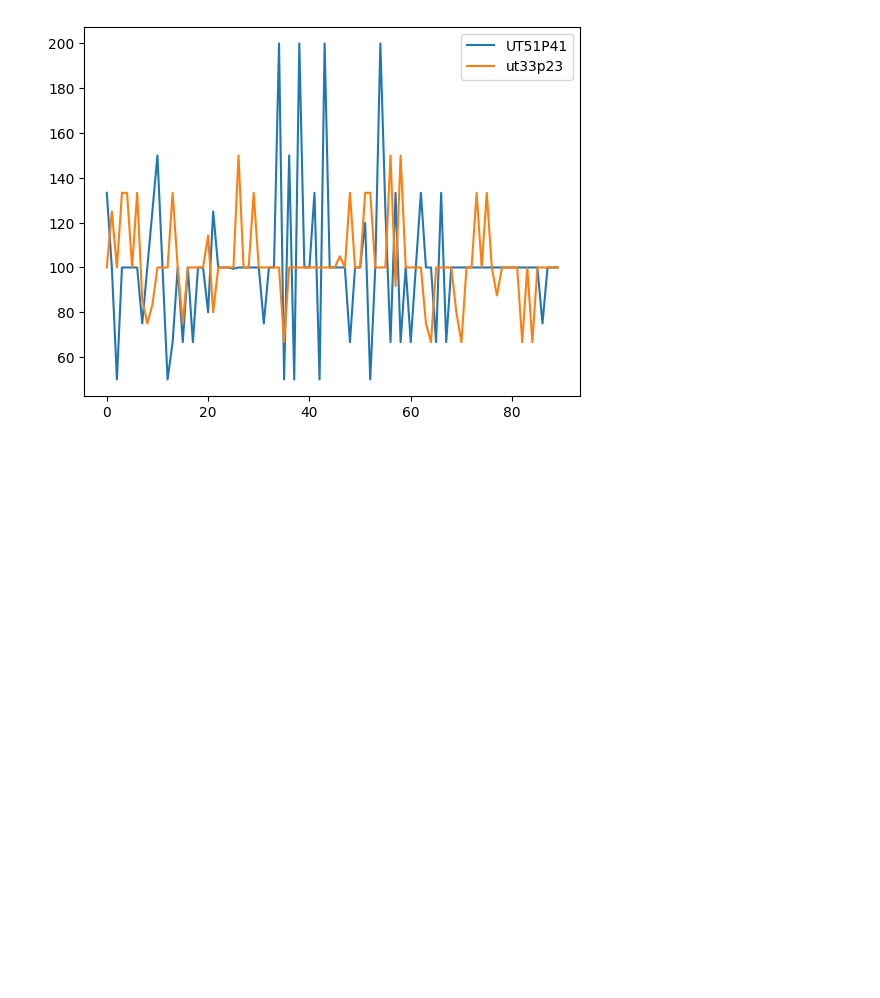
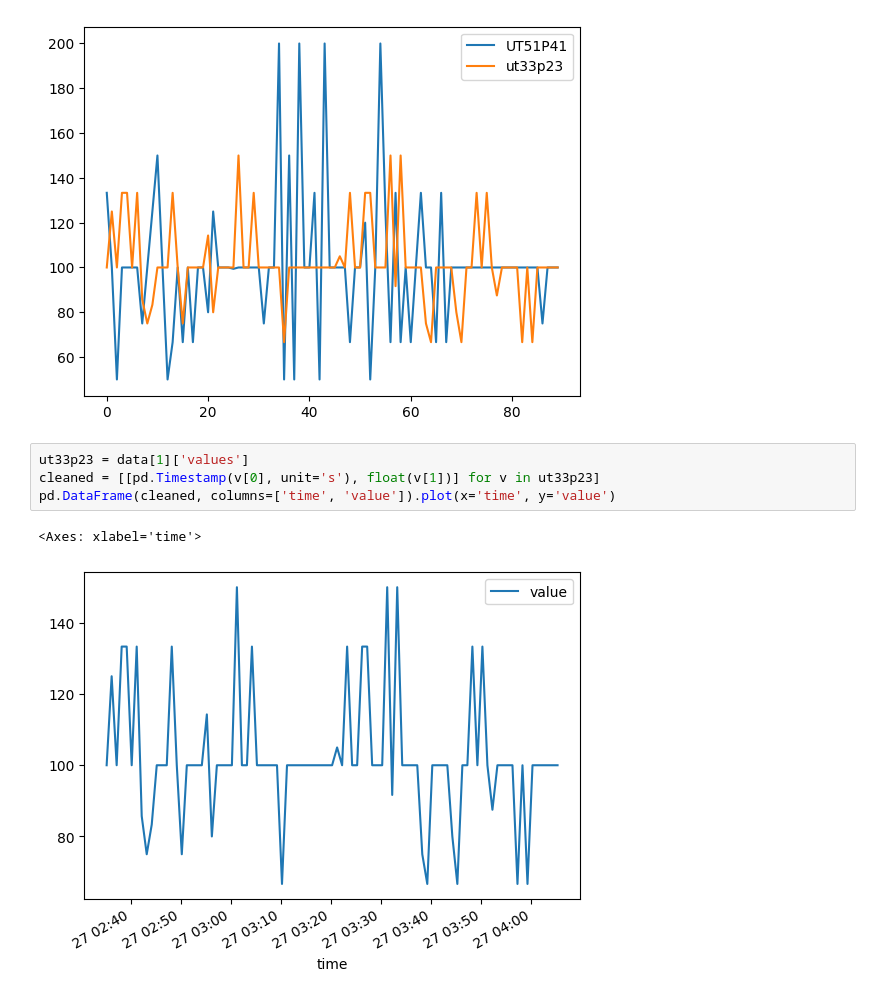
Before and after one commit to ajshedivy/ibmi-system-metrics, a Jupyter notebook: metric-data-exploration.ipynb, the cells around one changed output. Saved outputs shown, nothing was run; the diff lists cells and outputs as text; blank space fills up the shorter version.

Commit message:
convert data to timestamp

```diff
--- a/metric-data-exploration.ipynb
+++ b/metric-data-exploration.ipynb
@@ -81,3 +81,10 @@ df.plot()
 91
 <Axes: >
 [figure]
+# %%
+ut33p23 = data[1]['values']
+cleaned = [[pd.Timestamp(v[0], unit='s'), float(v[1])] for v in ut33p23]
+pd.DataFrame(cleaned, columns=['time', 'value']).plot(x='time', y='value')
+# %% [output]
+<Axes: xlabel='time'>
+[figure, added]
```
